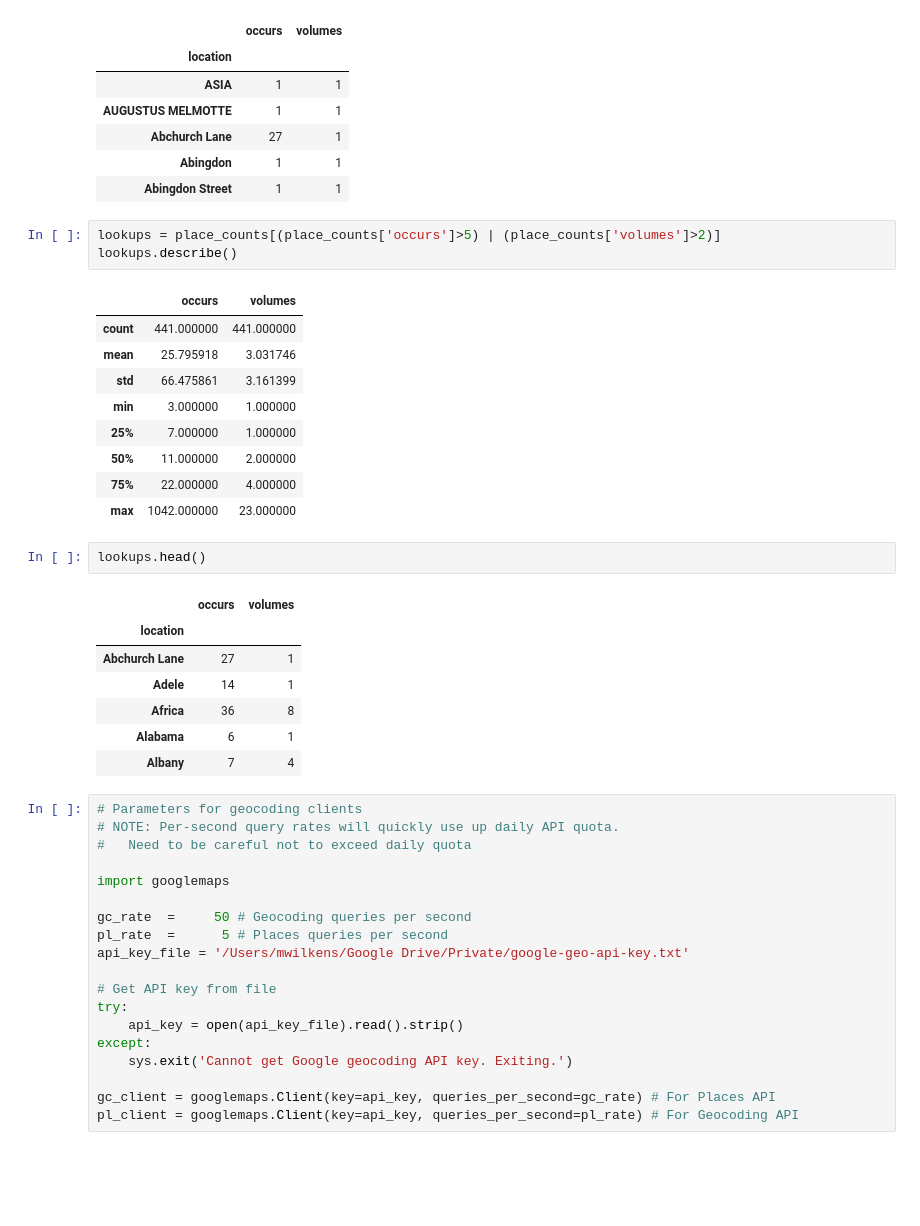
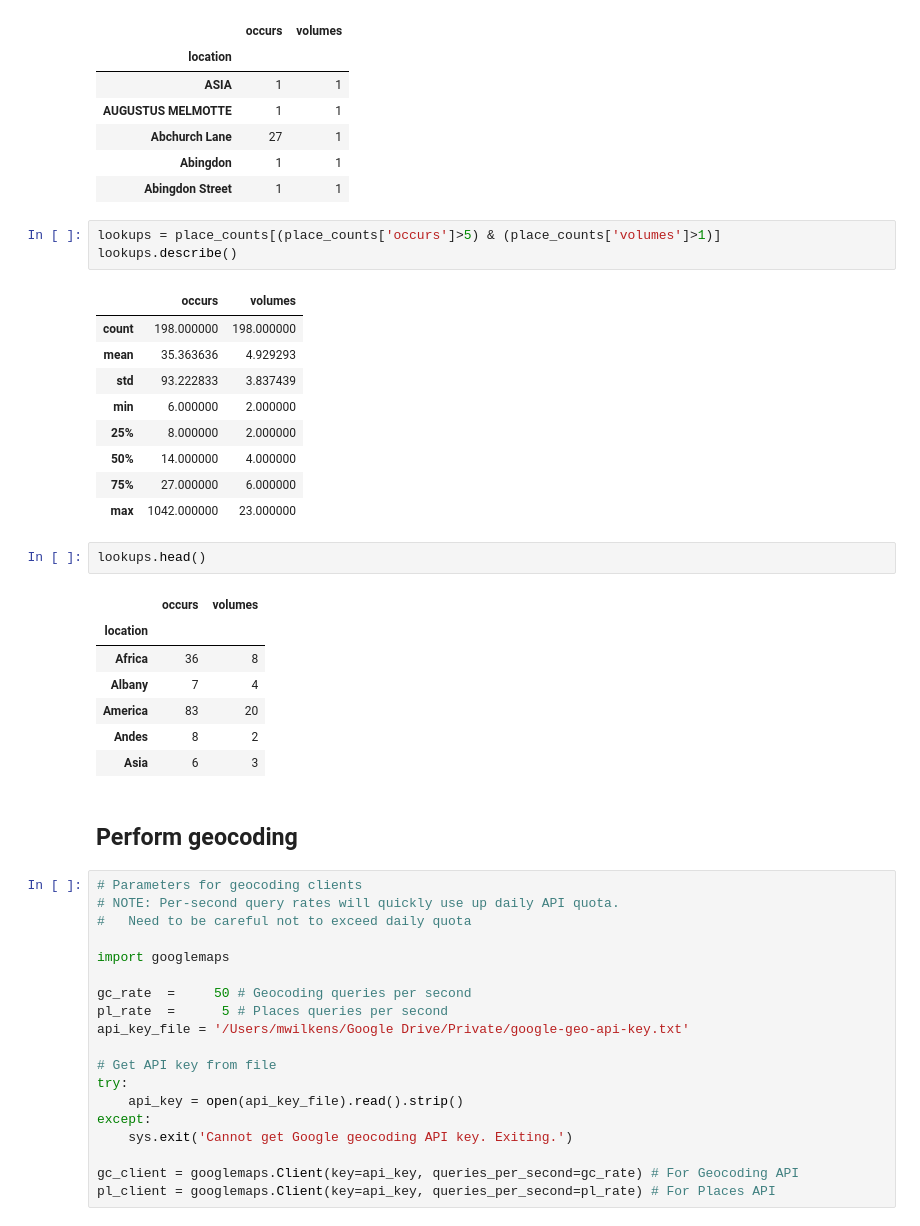
Before and after one commit to wilkens/edinburgh-masterclass, a Jupyter notebook: Notebooks/02 Textual Geography.ipynb, the cells around one changed output. Cells and saved outputs as stored; diff of their text form; blank space fills up the shorter version.

```diff
--- a/Notebooks/02 Textual Geography.ipynb
+++ b/Notebooks/02 Textual Geography.ipynb
@@ -218,28 +222,30 @@ max    1042.000000    23.000000
 | Abingdon | 1 | 1 |
 | Abingdon Street | 1 | 1 |
 # %%
-lookups = place_counts[(place_counts['occurs']>5) | (place_counts['volumes']>2)]
+lookups = place_counts[(place_counts['occurs']>5) & (place_counts['volumes']>1)]
 lookups.describe()
 # %% [output]
 |  | occurs | volumes |
-| count | 441.000000 | 441.000000 |
-| mean | 25.795918 | 3.031746 |
-| std | 66.475861 | 3.161399 |
-| min | 3.000000 | 1.000000 |
-| 25% | 7.000000 | 1.000000 |
-| 50% | 11.000000 | 2.000000 |
-| 75% | 22.000000 | 4.000000 |
+| count | 198.000000 | 198.000000 |
+| mean | 35.363636 | 4.929293 |
+| std | 93.222833 | 3.837439 |
+| min | 6.000000 | 2.000000 |
+| 25% | 8.000000 | 2.000000 |
+| 50% | 14.000000 | 4.000000 |
+| 75% | 27.000000 | 6.000000 |
 | max | 1042.000000 | 23.000000 |
 # %%
 lookups.head()
 # %% [output]
 |  | occurs | volumes |
 | location |  |  |
-| Abchurch Lane | 27 | 1 |
-| Adele | 14 | 1 |
 | Africa | 36 | 8 |
-| Alabama | 6 | 1 |
 | Albany | 7 | 4 |
+| America | 83 | 20 |
+| Andes | 8 | 2 |
+| Asia | 6 | 3 |
+# %% [markdown]
+## Perform geocoding
 # %%
 # Parameters for geocoding clients
 # NOTE: Per-second query rates will quickly use up daily API quota.
@@ -257,8 +263,8 @@ try:
 except:
     sys.exit('Cannot get Google geocoding API key. Exiting.')
 
-gc_client = googlemaps.Client(key=api_key, queries_per_second=gc_rate) # For Places API
-pl_client = googlemaps.Client(key=api_key, queries_per_second=pl_rate) # For Geocoding API
+gc_client = googlemaps.Client(key=api_key, queries_per_second=gc_rate) # For Geocoding API
+pl_client = googlemaps.Client(key=api_key, queries_per_second=pl_rate) # For Places API
 # %%
 # A function to get place_ids from strings
 def get_placeid(string, api_client):
```
Also changed, not shown: parts of 28 cells of this notebook, 8 other files.
